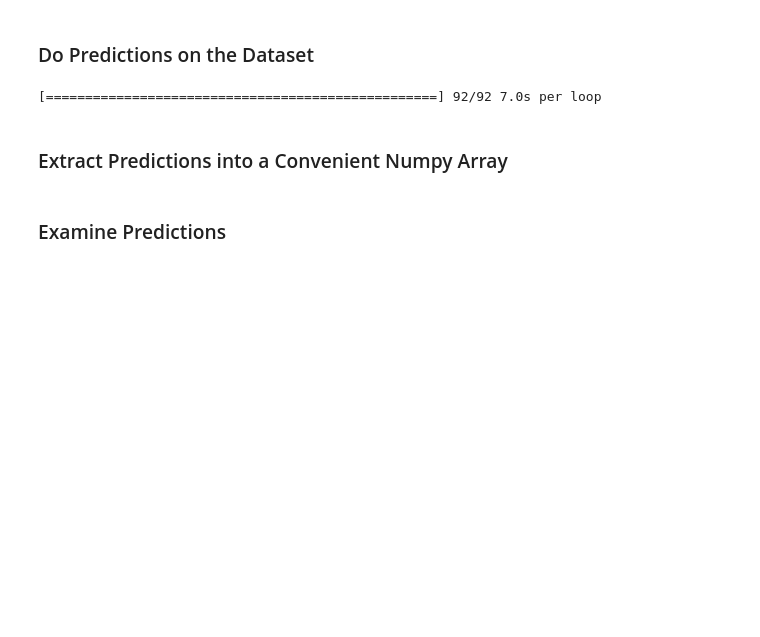
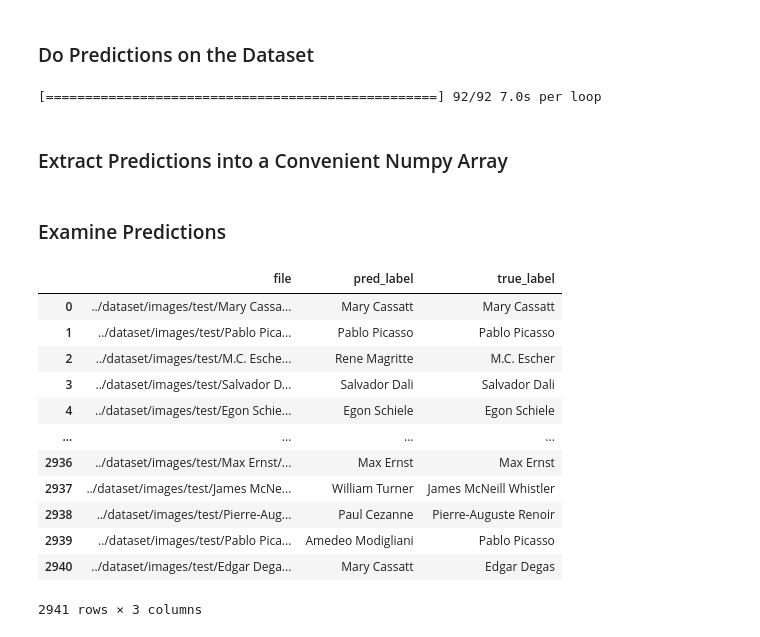
Before and after one commit to rcharan/art-dream, a Jupyter notebook: classification/evaluation.ipynb, the cells around one changed output. Saved outputs shown, nothing was run; the diff lists cells and outputs as text; code cells hidden in the pictures; blank space fills up the shorter version.

```diff
--- a/classification/evaluation.ipynb
+++ b/classification/evaluation.ipynb
@@ -163,0 +167,16 @@ print(classification_report(y_true_label, y_pred_label))
+# %%
+predict_df
+# %% [output]
+|  | file | pred_label | true_label |
+| 0 | ../dataset/images/test/Mary Cassa... | Mary Cassatt | Mary Cassatt |
+| 1 | ../dataset/images/test/Pablo Pica... | Pablo Picasso | Pablo Picasso |
+| 2 | ../dataset/images/test/M.C. Esche... | Rene Magritte | M.C. Escher |
+| 3 | ../dataset/images/test/Salvador D... | Salvador Dali | Salvador Dali |
+| 4 | ../dataset/images/test/Egon Schie... | Egon Schiele | Egon Schiele |
+| ... | ... | ... | ... |
+| 2936 | ../dataset/images/test/Max Ernst/... | Max Ernst | Max Ernst |
+| 2937 | ../dataset/images/test/James McNe... | William Turner | James McNeill Whistler |
+| 2938 | ../dataset/images/test/Pierre-Aug... | Paul Cezanne | Pierre-Auguste Renoir |
+| 2939 | ../dataset/images/test/Pablo Pica... | Amedeo Modigliani | Pablo Picasso |
+| 2940 | ../dataset/images/test/Edgar Dega... | Mary Cassatt | Edgar Degas |
+2941 rows × 3 columns
```
Also changed, not shown: parts of 10 cells of this notebook.
